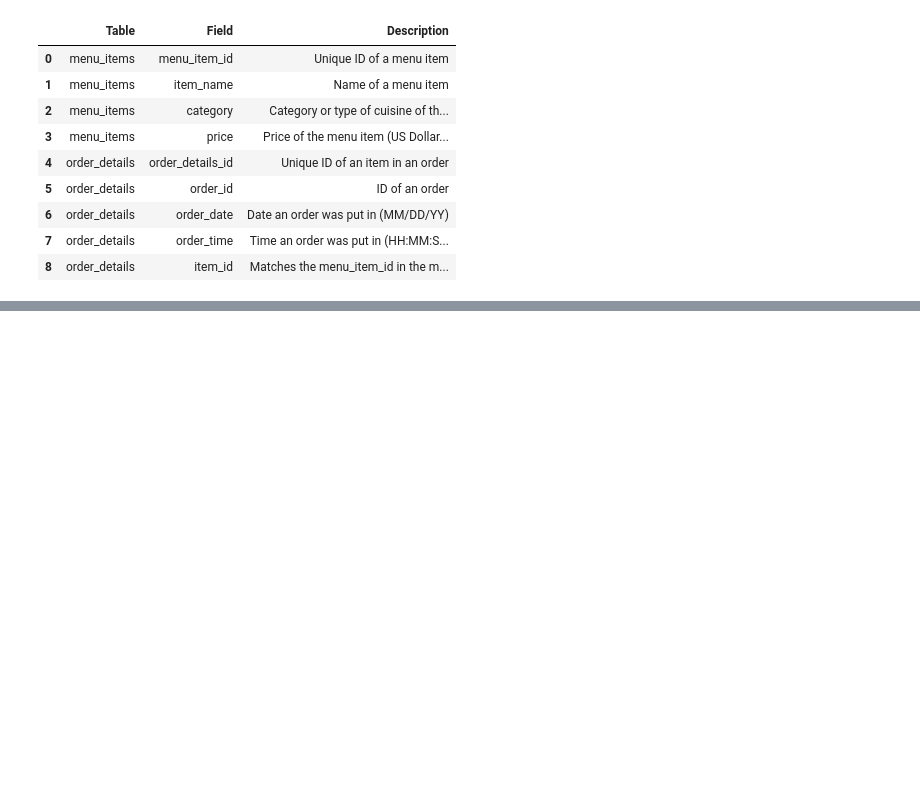
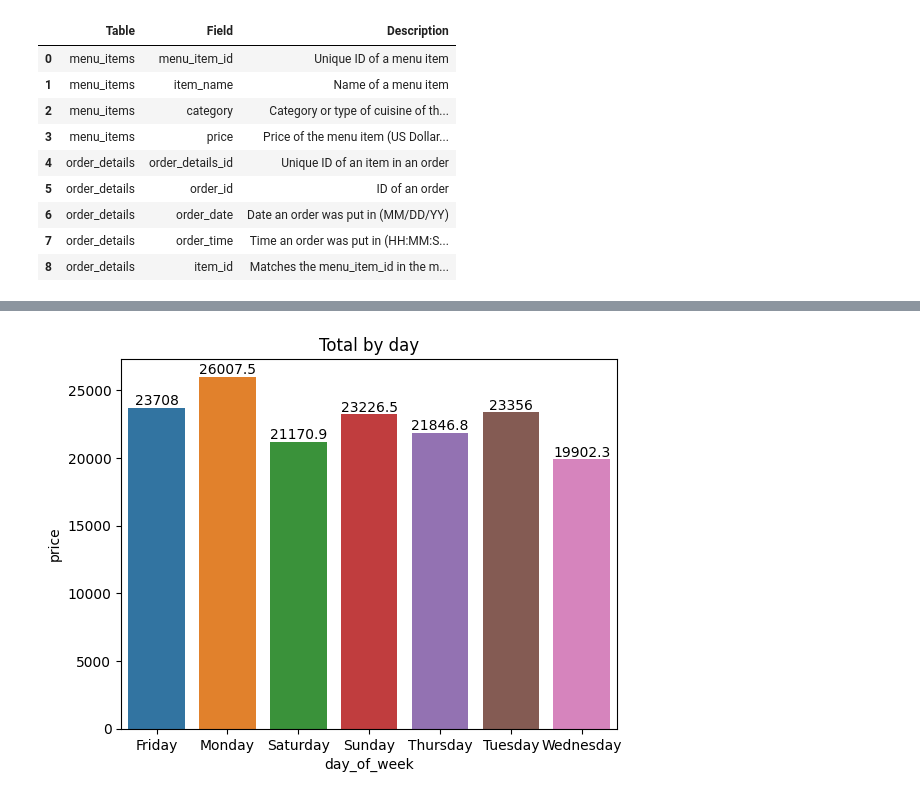
Before and after one commit to DAngello-Garcia/restaurant-menu-match, a Jupyter notebook: restaurant_menu_match/notebooks/restaurant.ipynb, the cells around one changed output, grey strips where cells are left out. Drawn from its saved outputs; the diff is of its cells as text; code cells hidden in the pictures; blank space fills up the shorter version.

```diff
--- a/restaurant_menu_match/notebooks/restaurant.ipynb
+++ b/restaurant_menu_match/notebooks/restaurant.ipynb
@@ -18,0 +71,13 @@ dataset_columns
+# %%
+union = menu_items.merge(order_details, how='inner', left_on='menu_item_id', right_on='item_id')
+union.head()
+# %%
+union.drop(['menu_item_id', 'order_details_id'], axis=1, inplace=True)
+union.sample(10)
+# %%
+union['day_of_week'] = union['order_datetime'].dt.day_name()
+categories_by_day = union.groupby(['day_of_week', 'category'], as_index=False)['price'].sum()
+categories_by_day
+# %%
+total_by_day = union.groupby(['day_of_week'], as_index=False)['price'].sum()
+total_by_day.sort_values(by='price', ascending=False).reset_index(drop=True)
@@ -18,0 +93,8 @@ dataset_columns
+# %%
+ax = sns.barplot(total_by_day, x="day_of_week", y="price", hue='day_of_week', estimator="sum", errorbar=None)
+for i in ax.containers:
+    ax.bar_label(i,)
+ax.set_title('Total by day')
+plt.show()
+# %% [output]
+[figure, added]
```
Also changed, not shown: parts of 21 cells of this notebook, 3 other files.
